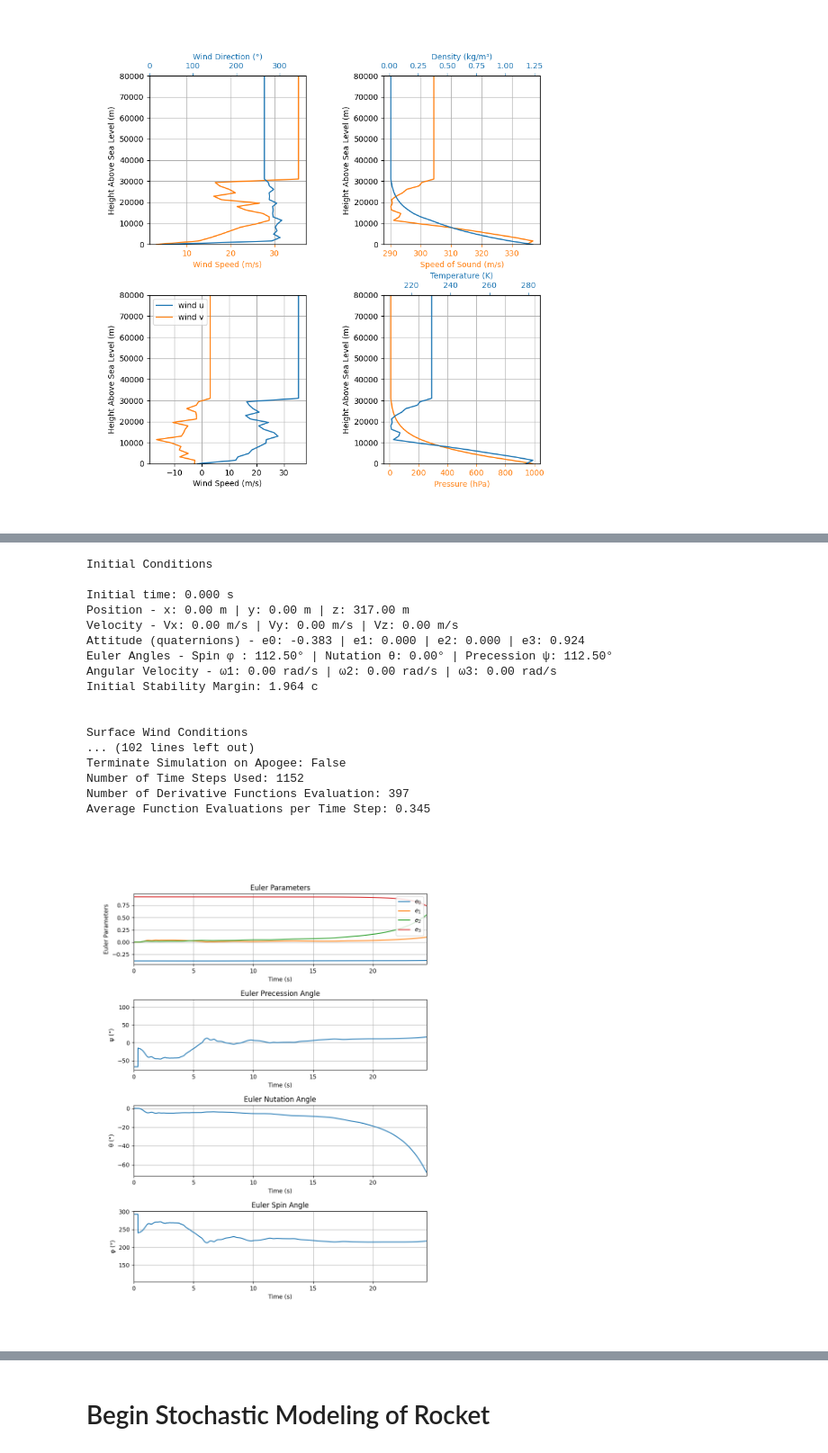
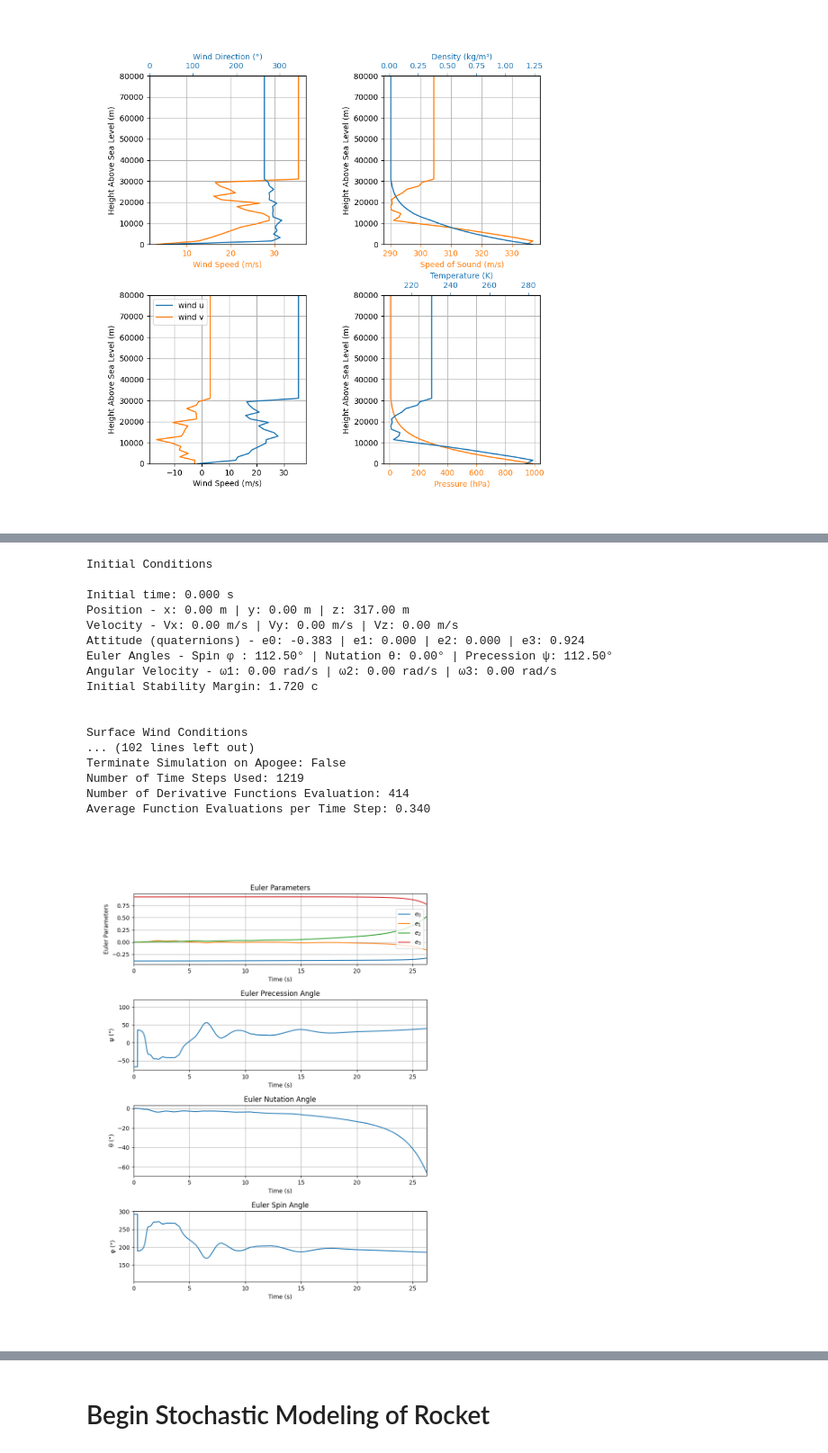
Before and after one commit to GoldenFlashesRocketry/ARES_RocketPy, a Jupyter notebook: Valkyrie_Sim.ipynb, the cells around one changed output, grey strips where cells are left out. Shown at 90% size. Saved outputs shown, nothing was run; the diff lists cells and outputs as text; code cells hidden in the pictures.

Commit message:
fully made Rev3, discovered that drag curve is bad

```diff
--- a/Valkyrie_Sim.ipynb
+++ b/Valkyrie_Sim.ipynb
@@ -34,29 +34,29 @@ env.plots.atmospheric_model()
 # Motor Definition
 
 K2FullMotor = SolidMotor(
-    thrust_source = r".\Raw Data\Valkyrie\FullScaleTestBurnMotorUpdated.eng",
-    dry_mass = 5.44311,
+    thrust_source = r".\Raw Data\Valkyrie\FullScaleTestBurnMotorUpdated.eng", #most recent test burn
+    dry_mass = 6.078138, #calculated from TF 2 and still pending
     dry_inertia = (0.475, 0.475, 0.007),
     nozzle_radius = 0.06858/2,
     grain_number = 6,
-    grain_density = 1501.44939, #calculated from Matt's sim
+    grain_density = 1606.3, #calculated from Matt
     grain_outer_radius = 0.082296/2,
     grain_initial_inner_radius = 0.0381/2,
-    grain_initial_height = 0.147955,
+    grain_initial_height = 0.142875,
     grain_separation = 0,
-    grains_center_of_mass_position=0.508,
+    grains_center_of_mass_position=0.428625,
     center_of_dry_mass_position=0.4826,
     nozzle_position=0,
     burn_time = 2.71,
-    throat_radius = 0.02794/2,
+    throat_radius = 0.03048/2,
     coordinate_system_orientation="nozzle_to_combustion_chamber"
 )
 # %%
 # Define Rocket
 Valkyrie = Rocket(
     radius = 0.078359,
-    mass = 24.2218,
-    inertia = (0.09, 12.34, 12.34),
+    mass = 23.4961,
+    inertia = (0.13, 252.33, 252.33),
     power_off_drag="Raw Data/Valkyrie/Valkyrie Rev 2 Drag Curve.csv",
     power_on_drag="Raw Data/Valkyrie/Valkyrie Rev 2 Drag Curve.csv",
     center_of_mass_without_motor=2.01422,
@@ -92,4 +92,5 @@ Main = Valkyrie.add_parachute(
     "Main", cd_s=10.27360, trigger=304.8, sampling_rate=100, lag=0
 )
 Valkyrie.draw()
+Valkyrie.info()
 # %% [output]
@@ -97,39 +115,39 @@ Valkyrie.draw()
 # %%
 # Nominal Flight Simulation
 test_flight = Flight(
-    rocket = Valkyrie, environment=env, rail_length=5.1, inclination=90, heading = 135)
+    rocket = Valkyrie, environment=env, rail_length=4.8768, inclination=90, heading = 135, rtol = 1e-8)
 test_flight.info()
 test_flight.plots.attitude_data()
 test_flight.plots.trajectory_3d()
 
 import pandas as pd
 import numpy as np
 
 t = np.array(test_flight.time)
 alt_agl = np.array([test_flight.altitude(ti) for ti in t])
 
 df = pd.DataFrame({
     "time_s": t,
     "altitude_agl_m": alt_agl
 })
 
 df.to_csv("altitude_vs_time_agl.csv", index=False)
 # %% [output]
 Initial Conditions
 
 Initial time: 0.000 s
 Position - x: 0.00 m | y: 0.00 m | z: 317.00 m
 Velocity - Vx: 0.00 m/s | Vy: 0.00 m/s | Vz: 0.00 m/s
 Attitude (quaternions) - e0: -0.383 | e1: 0.000 | e2: 0.000 | e3: 0.924
 Euler Angles - Spin φ : 112.50° | Nutation θ: 0.00° | Precession ψ: 112.50°
 Angular Velocity - ω1: 0.00 rad/s | ω2: 0.00 rad/s | ω3: 0.00 rad/s
-Initial Stability Margin: 1.964 c
+Initial Stability Margin: 1.720 c
 
 
 Surface Wind Conditions
 ... (102 lines left out)
 Terminate Simulation on Apogee: False
-Number of Time Steps Used: 1152
-Number of Derivative Functions Evaluation: 397
-Average Function Evaluations per Time Step: 0.345
+Number of Time Steps Used: 1219
+Number of Derivative Functions Evaluation: 414
+Average Function Evaluations per Time Step: 0.340
-[figure, old version]
+[figure, new version]
```
Also changed, not shown: parts of 8 cells of this notebook, 3 other files.
